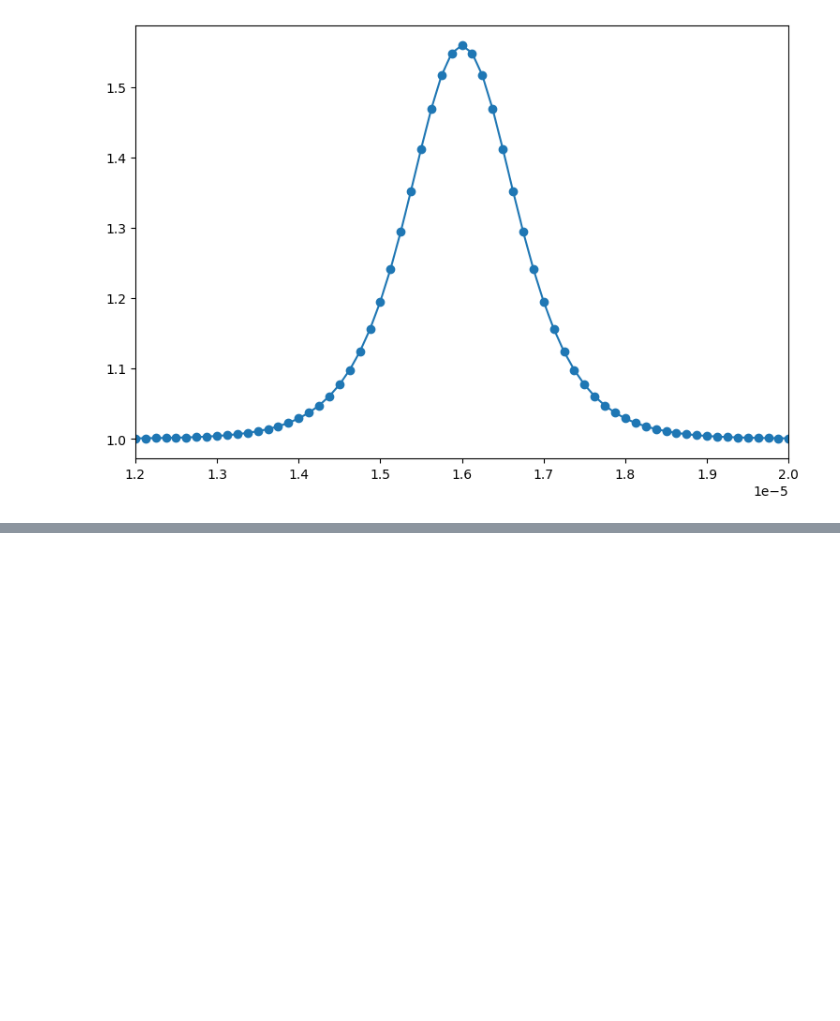
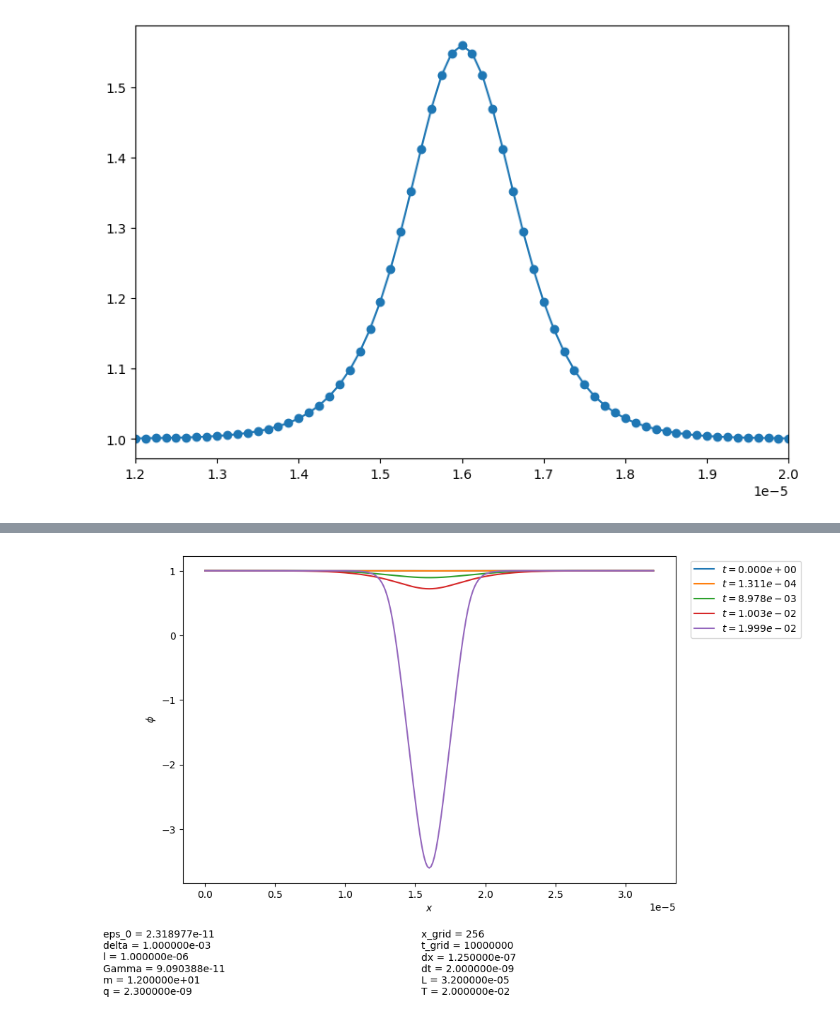
Before and after one commit to ponomarevandr/disruption, a Jupyter notebook: consensual_model/experiments/interpolating_functions/epsilon_opposite.ipynb, the cells around one changed output, grey strips where cells are left out. Drawn from its saved outputs; the diff is of its cells as text; code cells hidden in the pictures; blank space fills up the shorter version.

```diff
--- a/consensual_model/experiments/interpolating_functions/epsilon_opposite.ipynb
+++ b/consensual_model/experiments/interpolating_functions/epsilon_opposite.ipynb
@@ -178,0 +184,5 @@ plt.show()
+# %%
+model_extended_3 = model_from_file(data_dir + 'model_extended_3.csv')
+model_plot(model_extended_3, [0, 1e-4, 9e-3, 1e-2, 2e-2], figsize=(9, 6))
+# %% [output]
+[figure, added]
```
Also changed, not shown: parts of 5 cells of this notebook, 3 other files.
